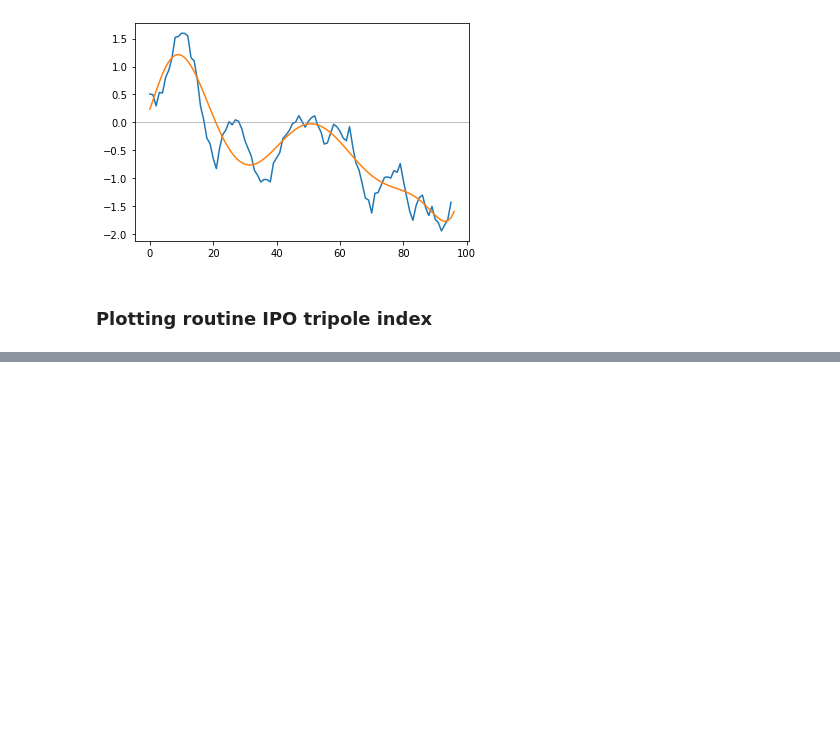
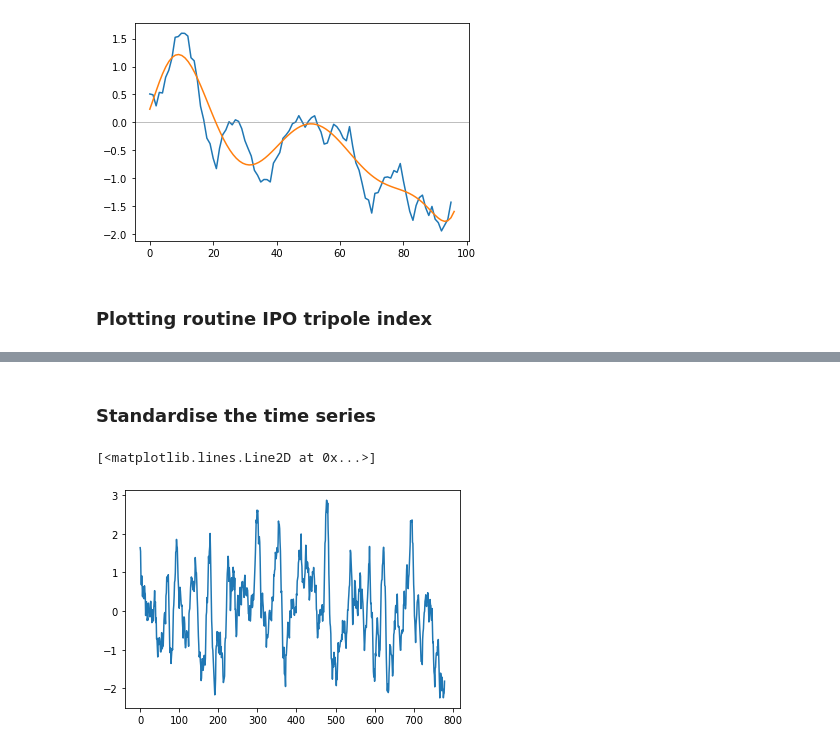
Before and after one commit to mauricehuguenin/ENSO-Antarctica_scripts, a Jupyter notebook: IPO_index_and_regression_maps_JRA55_ERA5.ipynb, the cells around one changed output, grey strips where cells are left out. Saved outputs shown, nothing was run; the diff lists cells and outputs as text; code cells hidden in the pictures; blank space fills up the shorter version.

```diff
--- a/IPO_index_and_regression_maps_JRA55_ERA5.ipynb
+++ b/IPO_index_and_regression_maps_JRA55_ERA5.ipynb
@@ -382,4 +367,12 @@ Wall time: 47.4 ms
 [figure]
+# %% [markdown]
+### Standardise the time series
+# %%
+TPI_JRA55_std = TPI_JRA55_raw[0:780] / (TPI_JRA55_raw[0:780].std())
+plt.plot(TPI_JRA55_std)
+# %% [output]
+[<matplotlib.lines.Line2D at 0x...>]
+[figure, added]
 # %%
 base = '/g/data/e14/mv7494/JRA55-do-1-5-0/monthly_anom/'
 vars = ['huss_10m', 'psl', 'tas_10m', 'uas_10m', 'vas_10m', 'prrn', 'prsn', 'rlds', 'rsds', 'friver']
```
Also changed, not shown: parts of 37 cells of this notebook.
